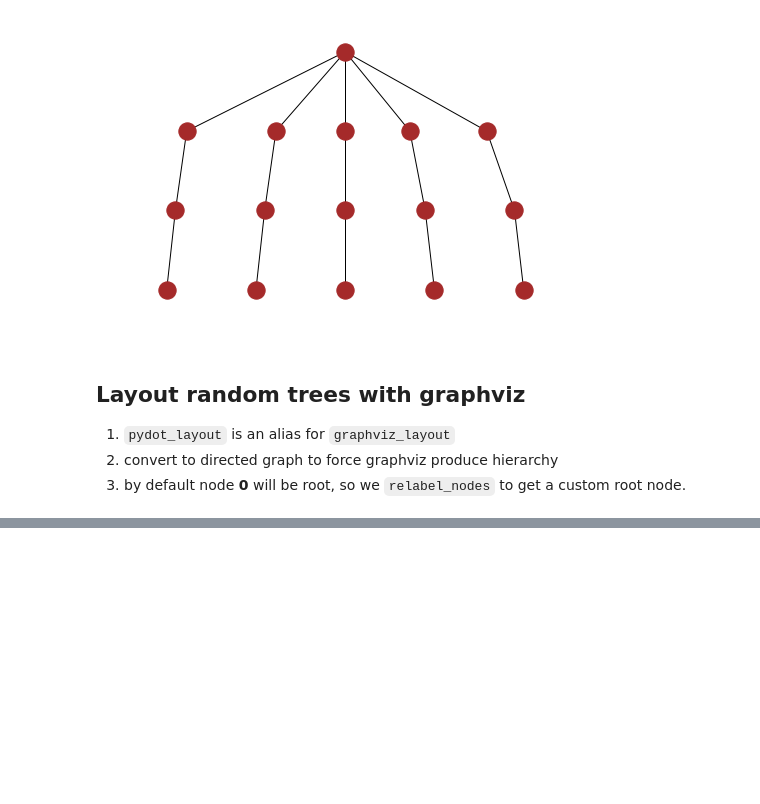
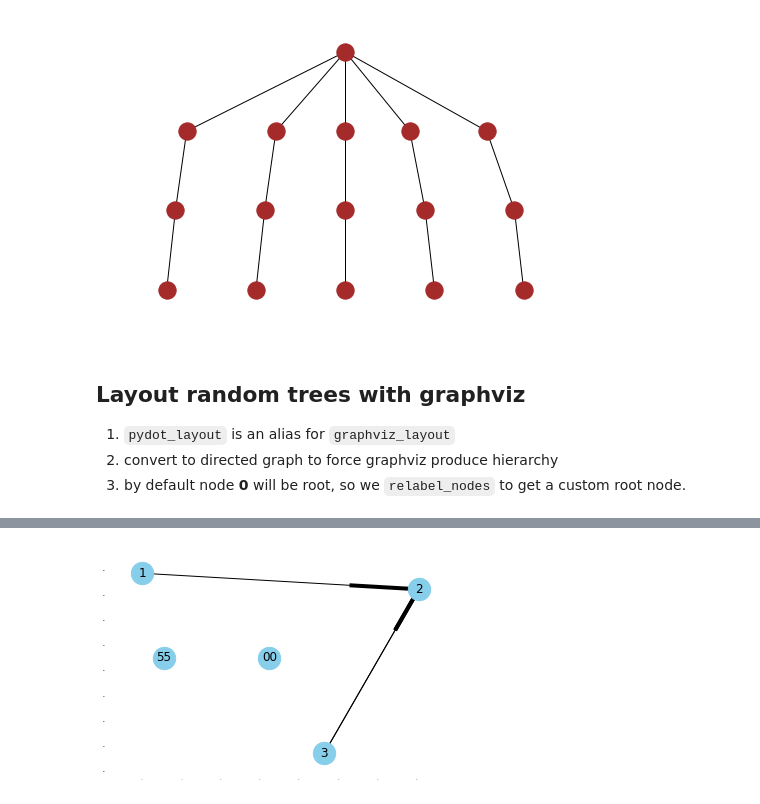
Before and after one commit to ivalearn/graphs-intro, a Jupyter notebook: networkx-tests.ipynb, the cells around one changed output, grey strips where cells are left out. Cells and saved outputs as stored; diff of their text form; code cells hidden in the pictures; blank space fills up the shorter version.

```diff
--- a/networkx-tests.ipynb
+++ b/networkx-tests.ipynb
@@ -231,0 +209,8 @@ show_anim(animation.FuncAnimation(fig, step, frames=10, interval=2000))
+# %%
+# read graphml from yEd
+G = nx.read_graphml('test-yed-1.graphml')
+G = nx.relabel_nodes(G, {n: d.get('label','').strip() or n for n,d in G.node.data()})
+pos = {n: np.array([float(d['x']), -float(d['y'])]) for n,d in G.node.data()}
+nx.draw_networkx(G, pos=pos, node_size=500, node_color='skyblue')
+# %% [output]
+[figure, added]
```
Also changed, not shown: parts of 16 cells of this notebook, 4 other files.
